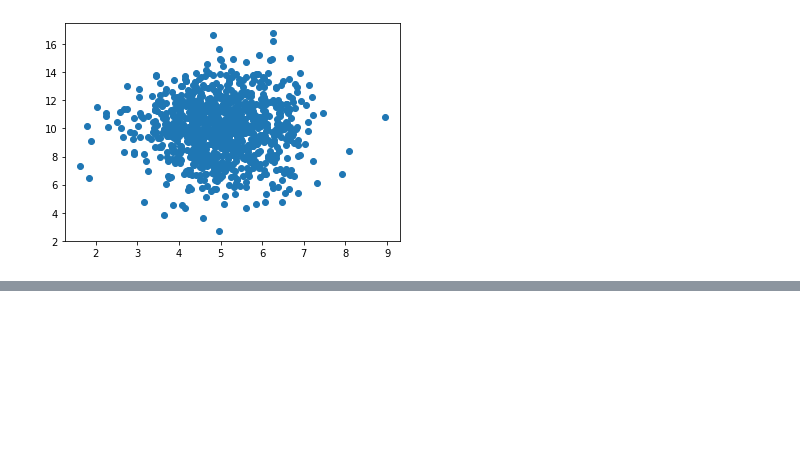
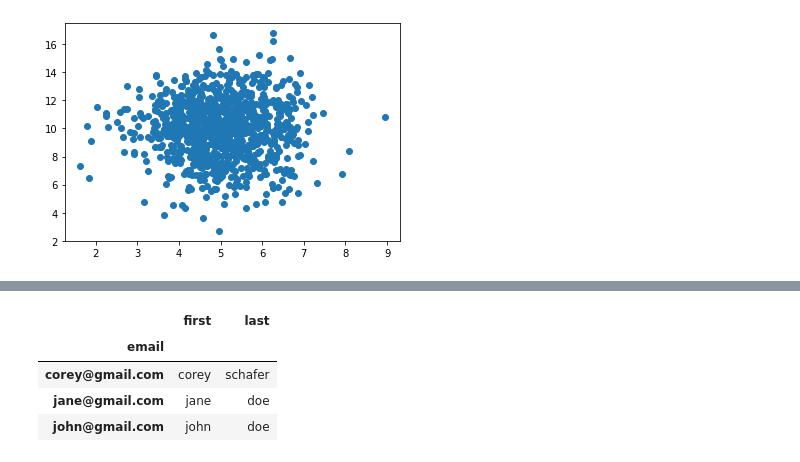
Before and after one commit to mustankap/Predicting-High-Risk-Countries-for-Political-Instability-and-Conflict, a Jupyter notebook: testing_jupyter.ipynb, the cells around one changed output, grey strips where cells are left out. Drawn from its saved outputs; the diff is of its cells as text; code cells hidden in the pictures; blank space fills up the shorter version.

```diff
--- a/testing_jupyter.ipynb
+++ b/testing_jupyter.ipynb
@@ -54,0 +178,8 @@ s=[n*n for n in range(1000)]
+# %%
+df.reset_index(inplace=True)
+# %% [output]
+|  | first | last |
+| email |  |  |
+| corey@gmail.com | corey | schafer |
+| jane@gmail.com | jane | doe |
+| john@gmail.com | john | doe |
```
Also changed, not shown: parts of 20 cells of this notebook, 16 other files.
